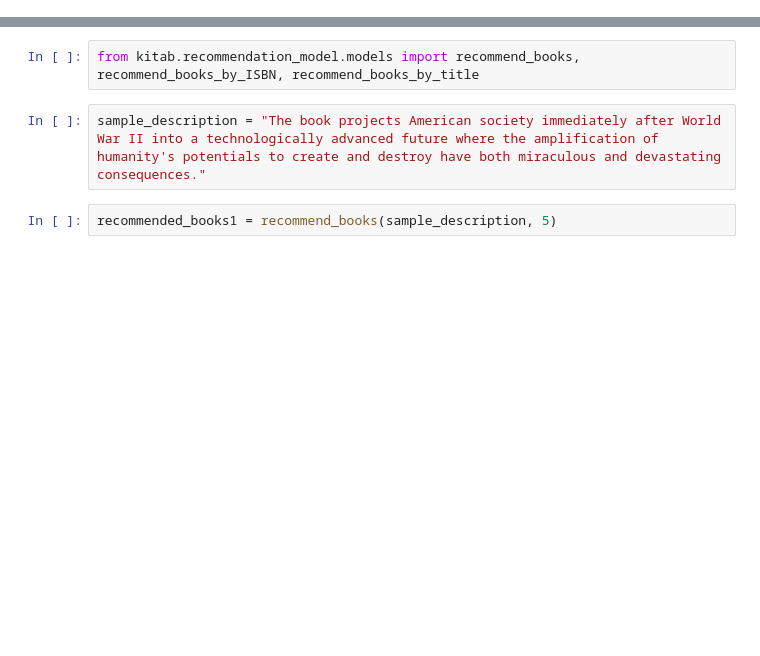
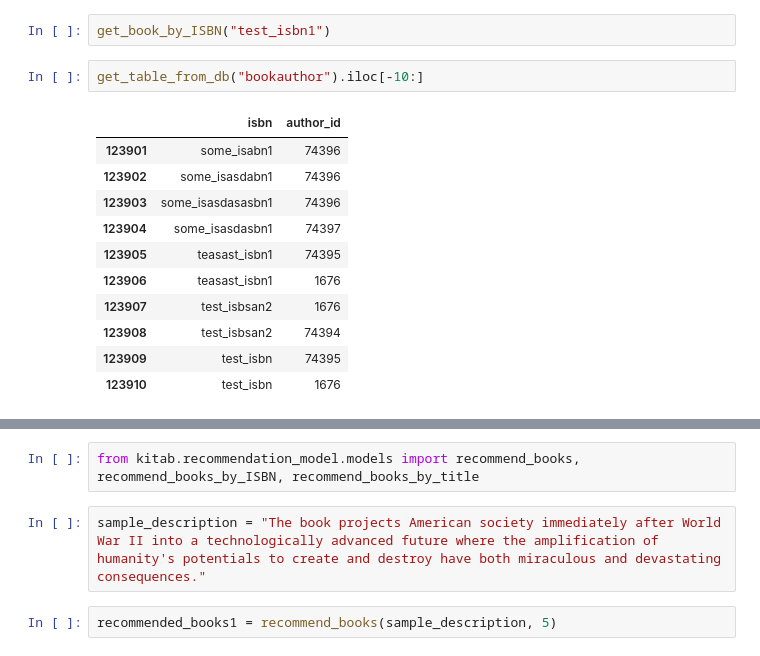
Before and after one commit to alexshah1/ds223-book-recommendation, a Jupyter notebook: example.ipynb, the cells around one changed output, grey strips where cells are left out. Drawn from its saved outputs; the diff is of its cells as text; blank space fills up the shorter version.

```diff
--- a/example.ipynb
+++ b/example.ipynb
@@ -0,0 +20,16 @@
+# %%
+get_book_by_ISBN("test_isbn1")
+# %%
+get_table_from_db("bookauthor").iloc[-10:]
+# %% [output]
+|  | isbn | author_id |
+| 123901 | some_isabn1 | 74396 |
+| 123902 | some_isasdabn1 | 74396 |
+| 123903 | some_isasdasasbn1 | 74396 |
+| 123904 | some_isasdasbn1 | 74397 |
+| 123905 | teasast_isbn1 | 74395 |
+| 123906 | teasast_isbn1 | 1676 |
+| 123907 | test_isbsan2 | 1676 |
+| 123908 | test_isbsan2 | 74394 |
+| 123909 | test_isbn | 74395 |
+| 123910 | test_isbn | 1676 |
```
Also changed, not shown: parts of 8 cells of this notebook, 4 other files.
